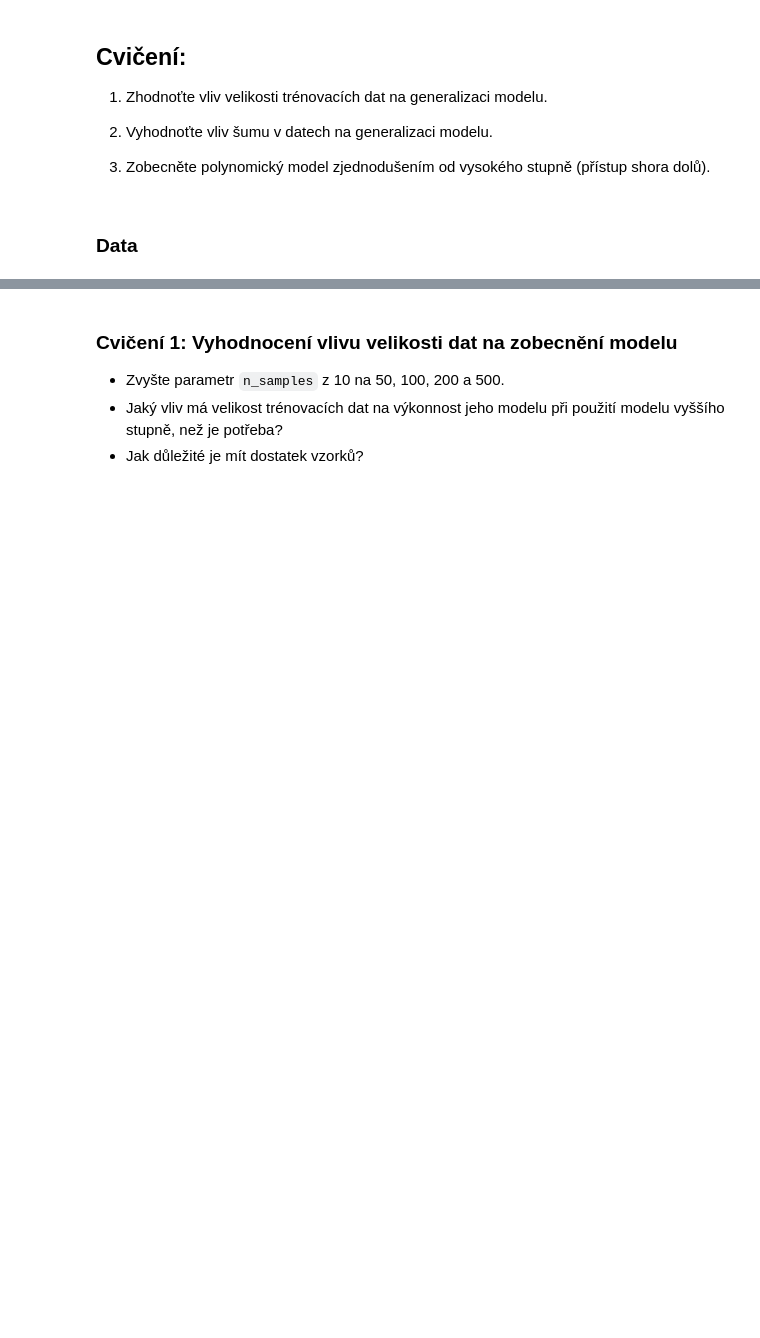
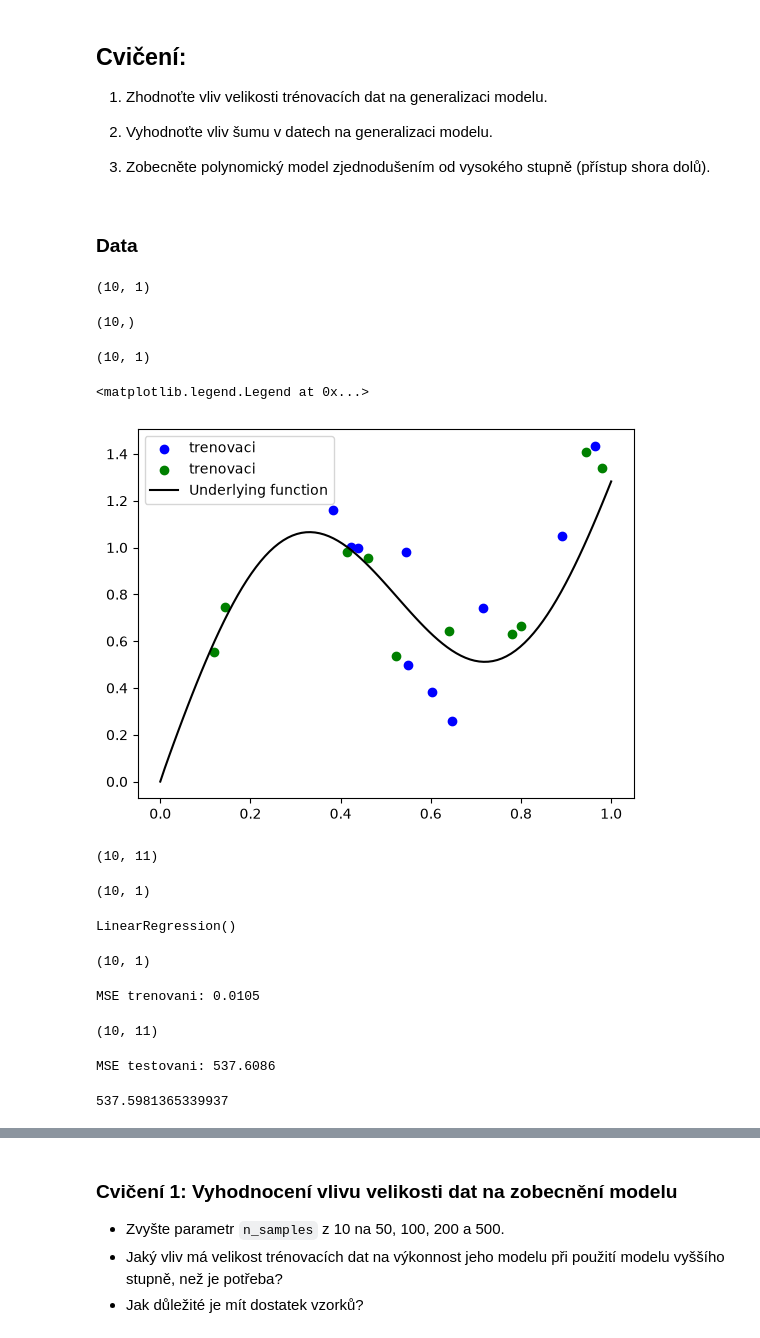
Before and after one commit to lbrodsky/yusu_reseni, a Jupyter notebook: generalizace_poly_modelu_1.ipynb, the cells around one changed output, grey strips where cells are left out. Drawn from its saved outputs; the diff is of its cells as text; code cells hidden in the pictures; blank space fills up the shorter version.

```diff
--- a/generalizace_poly_modelu_1.ipynb
+++ b/generalizace_poly_modelu_1.ipynb
@@ -46,6 +46,18 @@ n_samples = 10
 noise_factor = 0.9
 
 X_train, y_train, X_test, y_test = train_test_data(n_samples, noise_factor)
+# %%
+X_train.shape
+# %% [output]
+(10, 1)
+# %%
+y_train.shape
+# %% [output]
+(10,)
+# %%
+X_test.shape
+# %% [output]
+(10, 1)
 # %%
 # Základní funkce
 X_fun = np.linspace(0, 1, 100)
@@ -57,2 +66,11 @@ pass
+# %%
+# Vykreslete základní funkci
+plt.scatter(X_train, y_train, label='trenovaci', color='blue')
+plt.scatter(X_test, y_test, label='trenovaci', color='green')
+plt.plot(X_fun, y_fun, label='Underlying function', color='black')
+plt.legend()
+# %% [output]
+<matplotlib.legend.Legend at 0x...>
+[figure, added]
 # %%
 # Parametrizujte polynomický model (stupeň = 10)
@@ -59,0 +80,18 @@ pass
+# %%
+X_train_poly.shape
+# %% [output]
+(10, 11)
+# %%
+y_train.reshape(-1, 1).shape
+# %% [output]
+(10, 1)
+# %%
+model = LinearRegression()
+model.fit(X_train_poly, y_train.reshape(-1, 1))
+# %% [output]
+LinearRegression()
+# %%
+y_train_poly_pred = model.predict(X_train_poly)
+y_train_poly_pred.shape
+# %% [output]
+(10, 1)
@@ -60,6 +100,24 @@ pass
 # %%
 # Vyhodnoťte přesnost trénování modelu
-pass
+MSE_train = mean_squared_error(y_train, y_train_poly_pred)
+print(f'MSE trenovani: {round(MSE_train, 4)}')
+# %% [output]
+MSE trenovani: 0.0105
+# %%
+X_test_poly = poly_feat.fit_transform(X_test)
+X_test_poly.shape
+# %% [output]
+(10, 11)
+# %%
+# Vyhodnoťte přesnost testovani modelu
+y_test_poly_pred = model.predict(X_test_poly)
+MSE_test = mean_squared_error(y_test, y_test_poly_pred)
+print(f'MSE testovani: {round(MSE_test, 4)}')
+# %% [output]
+MSE testovani: 537.6086
 # %%
 # Generalizační chyba
-pass
+MSE_gen = MSE_test - MSE_train
+MSE_gen
+# %% [output]
+537.5981365339937
```
Also changed, not shown: parts of 16 cells of this notebook.
